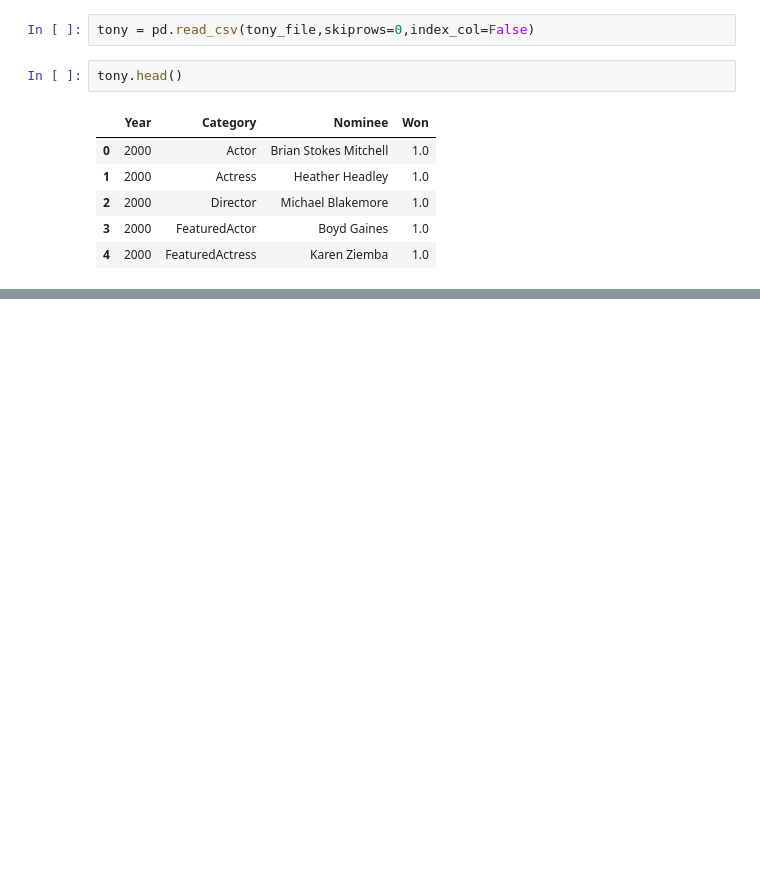
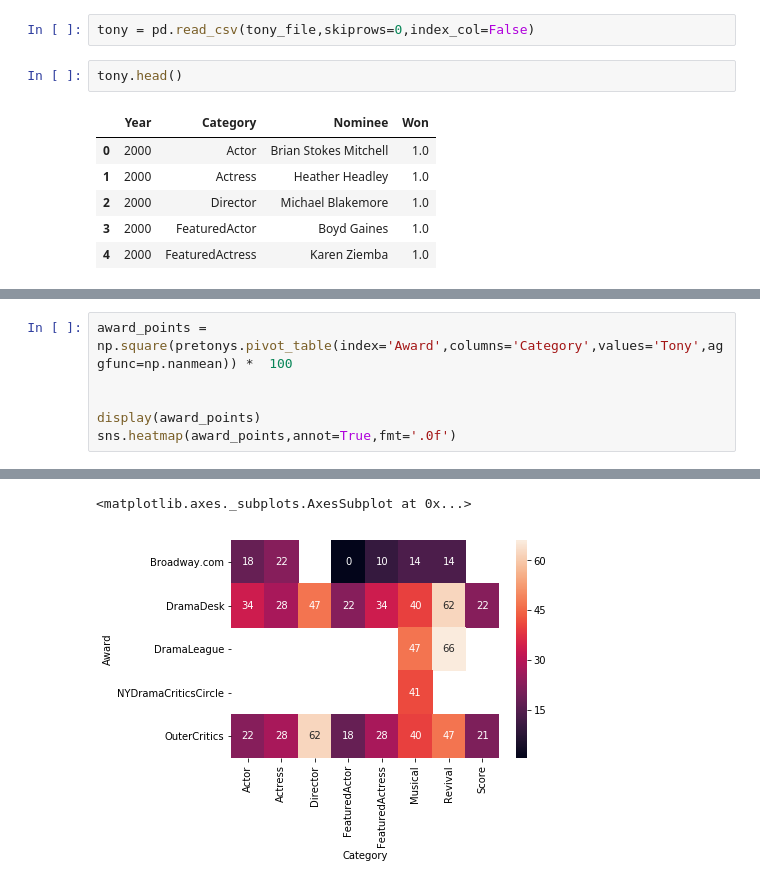
Before and after one commit to drsaunders/tony-award-prediction, a Jupyter notebook: tony-award-prediction.ipynb, the cells around one changed output, grey strips where cells are left out. Cells and saved outputs as stored; diff of their text form; blank space fills up the shorter version.

```diff
--- a/tony-award-prediction.ipynb
+++ b/tony-award-prediction.ipynb
@@ -50,0 +66,7 @@ award_points
+# %%
+award_points = np.square(pretonys.pivot_table(index='Award',columns='Category',values='Tony',aggfunc=np.nanmean)) *  100
+
+
+display(award_points)
+sns.heatmap(award_points,annot=True,fmt='.0f')
+# %% [output]
@@ -50,0 +80,2 @@ award_points
+<matplotlib.axes._subplots.AxesSubplot at 0x...>
+[figure, added]
```
Also changed, not shown: parts of 33 cells of this notebook.
